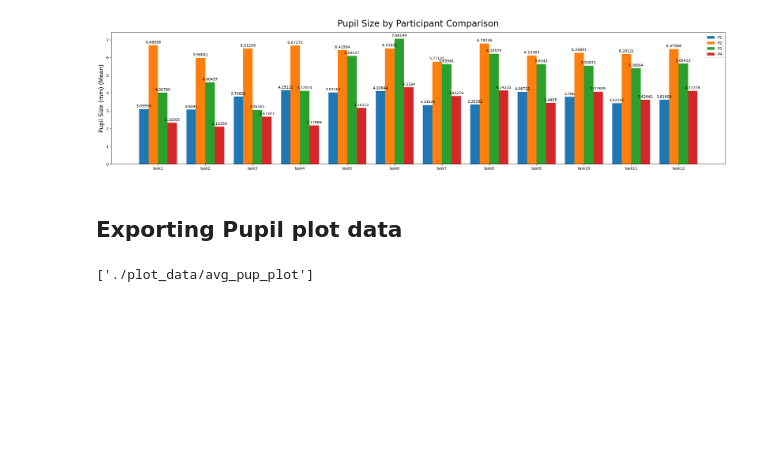
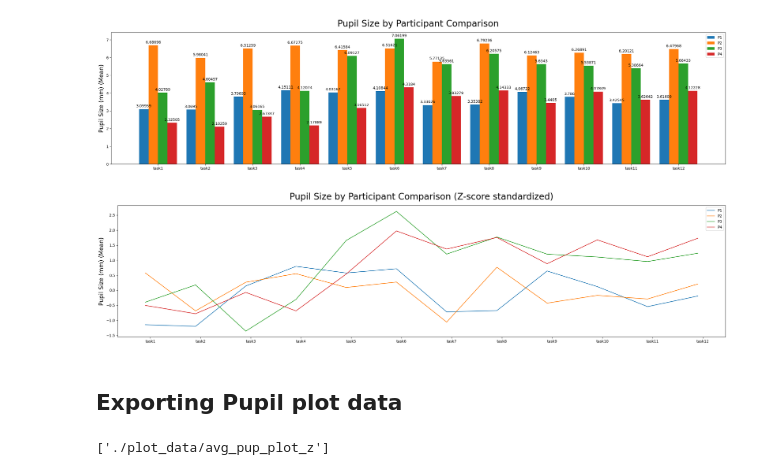
Before and after one commit to wnetzel/Pilot-Study, a Jupyter notebook: Notebooks/Pupils.ipynb, the cells around one changed output. Cells and saved outputs as stored; diff of their text form; code cells hidden in the pictures; blank space fills up the shorter version.

```diff
--- a/Notebooks/Pupils.ipynb
+++ b/Notebooks/Pupils.ipynb
@@ -167,3 +211,6 @@ dataframes['P4']['task1']
 # %% [markdown]
 # Average Pupil Size
+# %%
+raw = 'xmm_filled'
+zscore = 'zscore'
 # %%
@@ -338,6 +428,31 @@ plt.savefig('./plots/pup_participant_comparison_bar.pdf')
 plt.show()
 # %% [output]
 [figure]
+# %%
+x = np.arange(len(labels))  # the label locations
+width = 0.4  # the width of the bars
+
+fig, axs = plt.subplots(figsize=(24,6))
+axs.plot(labels, avg_pup_plot_z[0], label='P1', ds='default')
+axs.plot(labels, avg_pup_plot_z[1], label='P2', ds='default')
+axs.plot(labels, avg_pup_plot_z[2], label='P3', ds='default')
+axs.plot(labels, avg_pup_plot_z[3], label='P4', ds='default')
+
+
+# Add text for labels, title and custom x-axis tick labels, etc.
+axs.set_ylabel('Pupil Size (mm) (Mean)', fontsize=16)
+axs.set_title('Pupil Size by Participant Comparison (Z-score standardized)', pad=16, fontsize=24)
+axs.set_xticks(x+0.1, labels)
+
+axs.legend()
+
+
+# Tightening, plotting and saving
+fig.tight_layout()
+plt.savefig('./plots/pup_participant_comparison_plot_zscore.pdf')
+plt.show()
+# %% [output]
+[figure, added]
 # %% [markdown]
 ## Exporting Pupil plot data
 # %%
@@ -346,5 +461,6 @@ import joblib
 folder = './plot_data/'
 # %%
 joblib.dump(avg_pup_plot, folder+'avg_pup_plot')
+joblib.dump(avg_pup_plot_z, folder+'avg_pup_plot_z')
 # %% [output]
-['./plot_data/avg_pup_plot']
+['./plot_data/avg_pup_plot_z']
```
Also changed, not shown: parts of 12 cells of this notebook, 15 other files.
